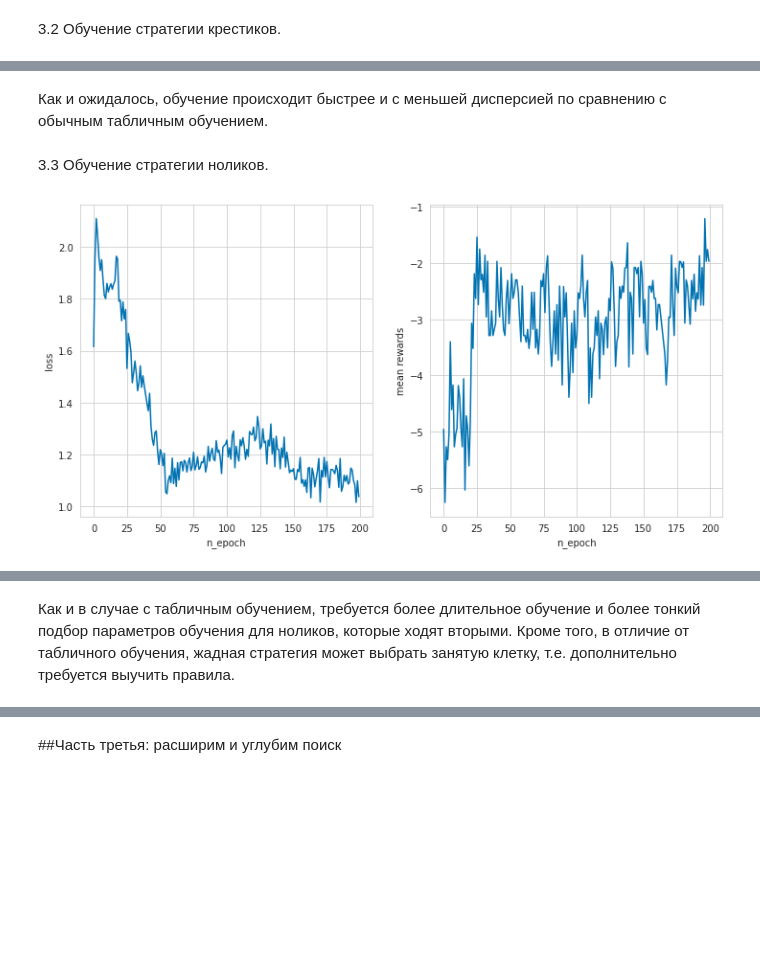
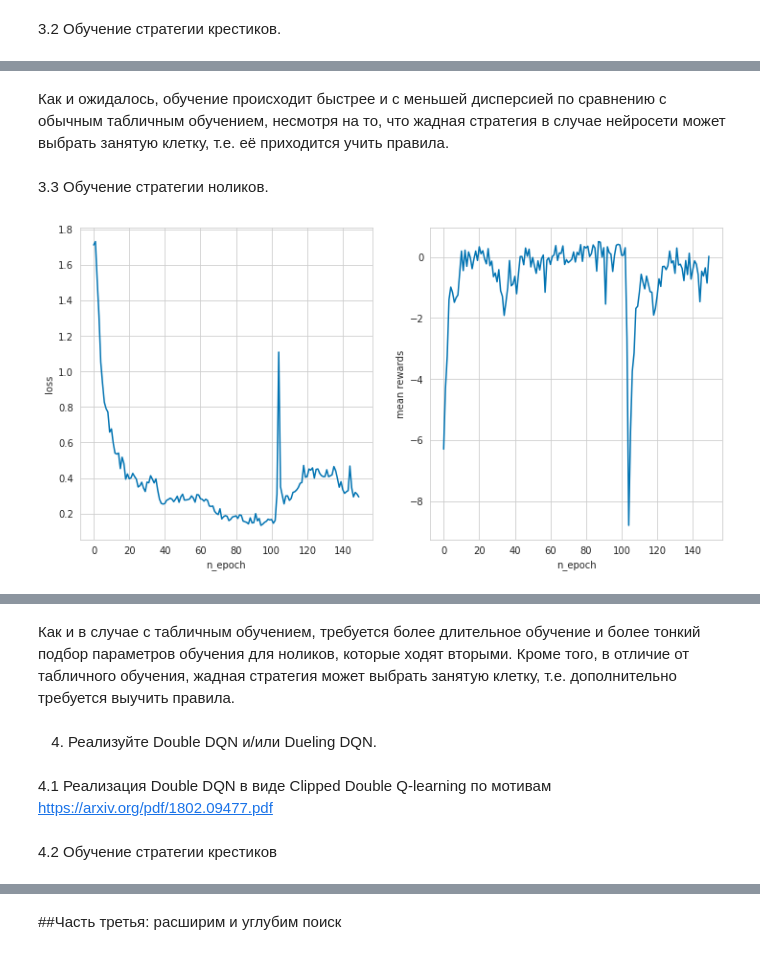
Before and after one commit to viacheslav-konstantinov/MADE_Advanced_DL_and_RL, a Jupyter notebook: HW2.ipynb, the cells around one changed output, grey strips where cells are left out. Cells and saved outputs as stored; diff of their text form; code cells hidden in the pictures; blank space fills up the shorter version.

```diff
--- a/HW2.ipynb
+++ b/HW2.ipynb
@@ -621,18 +616,27 @@ for epoch in range(N_epochs):
               o_actions.append((action[0], action[1]))
               turn = 1
 
-          if epoch:
-              print("Epoch: {}, episode: {}, total reward \'x\': {}, total reward \'o\': {}".format(epoch, ep, rewards1[-1], rewards2[-1]))
-          else:
-              print("Epoch: {}, episode: {}, total reward \'x\': {}, total reward \'o\': {}".format(epoch, ep, "--", "--"))
-          print("X:", x_actions)
-          print("O:", o_actions)
-          env.printBoard()
-          time.sleep(0.01)
-          clear_output(wait=True)
+          # if epoch:
+          #     print("Epoch: {}, episode: {}, total reward \'x\': {}, total reward \'o\': {}".format(epoch, ep, rewards1[-1], rewards2[-1]))
+          # else:
+          #     print("Epoch: {}, episode: {}, total reward \'x\': {}, total reward \'o\': {}".format(epoch, ep, "--", "--"))
+          # print("X:", x_actions)
+          # print("O:", o_actions)
+          # env.printBoard()
+          # time.sleep(0.01)
+          # clear_output(wait=True)
       rewards1_epoch.append(total_reward1)
       rewards2_epoch.append(total_reward2)
 
   rewards1.append(np.array(rewards1_epoch).mean())
   rewards2.append(np.array(rewards2_epoch).mean())
+
+  plt.plot(range(epoch + 1), rewards1, label = "X rewards")
+  plt.plot(range(epoch + 1), rewards2, label = "O rewards")
+  plt.xlabel("n_iter")
+  plt.ylabel("mean reward")
+  plt.legend()
+  plt.show()
+  time.sleep(0.005)
+  clear_output(wait=True)
 # %% [output]
@@ -738,8 +717,6 @@ class TicTacToeDQN():
 
     def select_random_action(self):
         indices = np.argwhere(self.env.board.flatten() == 0).flatten()
-        #print(indices)
-        #self.env.printBoard()
         return torch.tensor([[random.choice(indices)]], dtype=torch.int64)
 
     def select_action(self, state):
@@ -833,8 +810,6 @@ class TicTacToeDQN():
         transitions = self.memory.sample(self.batch_size)
         batch_state, batch_action, batch_next_state, batch_reward = zip(*transitions)
 
-        #print(batch_action)
-
         batch_state = Variable(torch.cat(batch_state))
         batch_action = Variable(torch.cat(batch_action))
         batch_reward = Variable(torch.cat(batch_reward))
@@ -855,11 +830,11 @@ class TicTacToeDQN():
         loss.backward()
         self.optimizer.step()
 
-        return loss.cpu().detach().numpy()
+        return loss.cpu().detach().item()
 # %% [markdown]
 3.2 Обучение стратегии крестиков.
 # %%
-N_epochs = 200
+N_epochs = 100
 N_episodes = 100
 
 TicTacToe3x3 = TicTacToeDQN(1, 128, 3, 3, 3)
@@ -895,39 +870,39 @@ Epoch: 199, loss: 0.05770000070333481, mean reward = 0.87
 # %% [markdown]
-Как и ожидалось, обучение происходит быстрее и с меньшей дисперсией по сравнению с обычным табличным обучением.
+Как и ожидалось, обучение происходит быстрее и с меньшей дисперсией по сравнению с обычным табличным обучением, несмотря на то, что жадная стратегия в случае нейросети может выбрать занятую клетку, т.е. её приходится учить правила.
 # %% [markdown]
 3.3 Обучение стратегии ноликов.
 # %%
-N_epochs = 200
+N_epochs = 150
 N_episodes = 100
 
 TicTacToe3x3 = TicTacToeDQN(-1, 128, 3, 3, 3)
 
 loss_hist = []
 rewards_hist = []
 
 for epoch in range(N_epochs):
     loss_epoch = []
     rewards_epoch = []
     for episode in range(N_episodes):
         true_reward, loss, _, _ = TicTacToe3x3.run_episode(e=episode)
-        if true_reward == -1:
+        if abs(true_reward) == 1:
             true_reward = -true_reward
         if len(loss):
             loss_epoch.append(loss[-1])
         rewards_epoch.append(true_reward)
 
     loss_hist.append(np.mean(loss_epoch))
     rewards_hist.append(np.mean(rewards_epoch))
     f, (ax1, ax2) = plt.subplots(1, 2, figsize=(12, 6))
     ax1.plot(range(epoch + 1), loss_hist)
     ax2.plot(range(epoch + 1), rewards_hist)
     ax1.set_xlabel("n_epoch")
     ax2.set_xlabel("n_epoch")
     ax1.set_ylabel("loss")
     ax2.set_ylabel("mean rewards")
     plt.show()
     print(f"Epoch: {epoch}, loss: {round(loss_hist[-1], 4)}, mean reward = {round(rewards_hist[-1], 4)}")
-    time.sleep(0.01)
+    time.sleep(0.005)
     clear_output(wait=True)
 # %% [output]
-[figure, old version]
+[figure, new version]
@@ -935,2 +910,6 @@ Epoch: 199, loss: 1.0358999967575073, mean reward = -1.97
 # %% [markdown]
 Как и в случае с табличным обучением, требуется более длительное обучение и более тонкий подбор параметров обучения для ноликов, которые ходят вторыми. Кроме того, в отличие от табличного обучения, жадная стратегия может выбрать занятую клетку, т.е. дополнительно требуется выучить правила.
+# %% [markdown]
+4. Реализуйте Double DQN и/или Dueling DQN.
+# %% [markdown]
+4.1 Реализация Double DQN в виде Clipped Double Q-learning по мотивам https://arxiv.org/pdf/1802.09477.pdf
@@ -936,0 +1068,2 @@ Epoch: 199, loss: 1.0358999967575073, mean reward = -1.97
+# %% [markdown]
+4.2 Обучение стратегии крестиков
```
Also changed, not shown: parts of 26 cells of this notebook.
